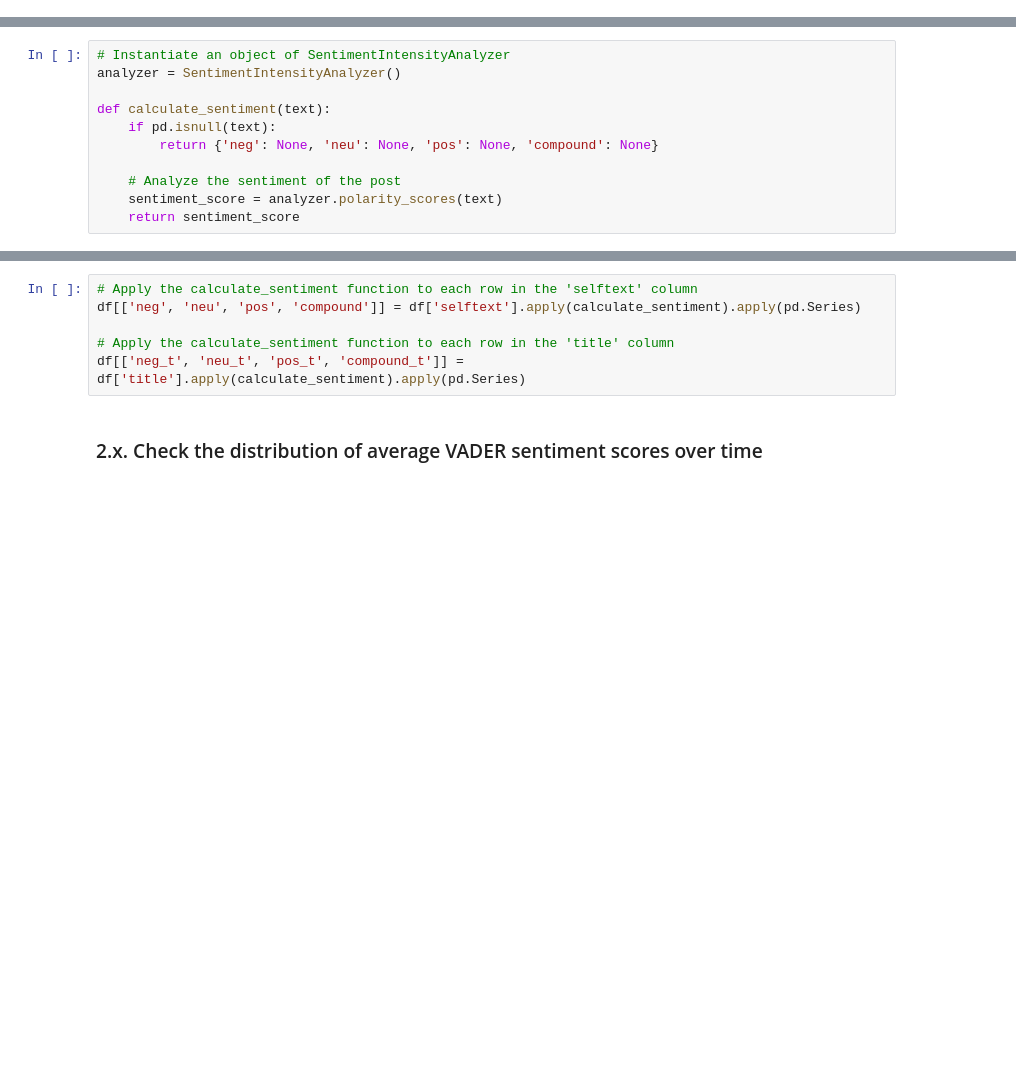
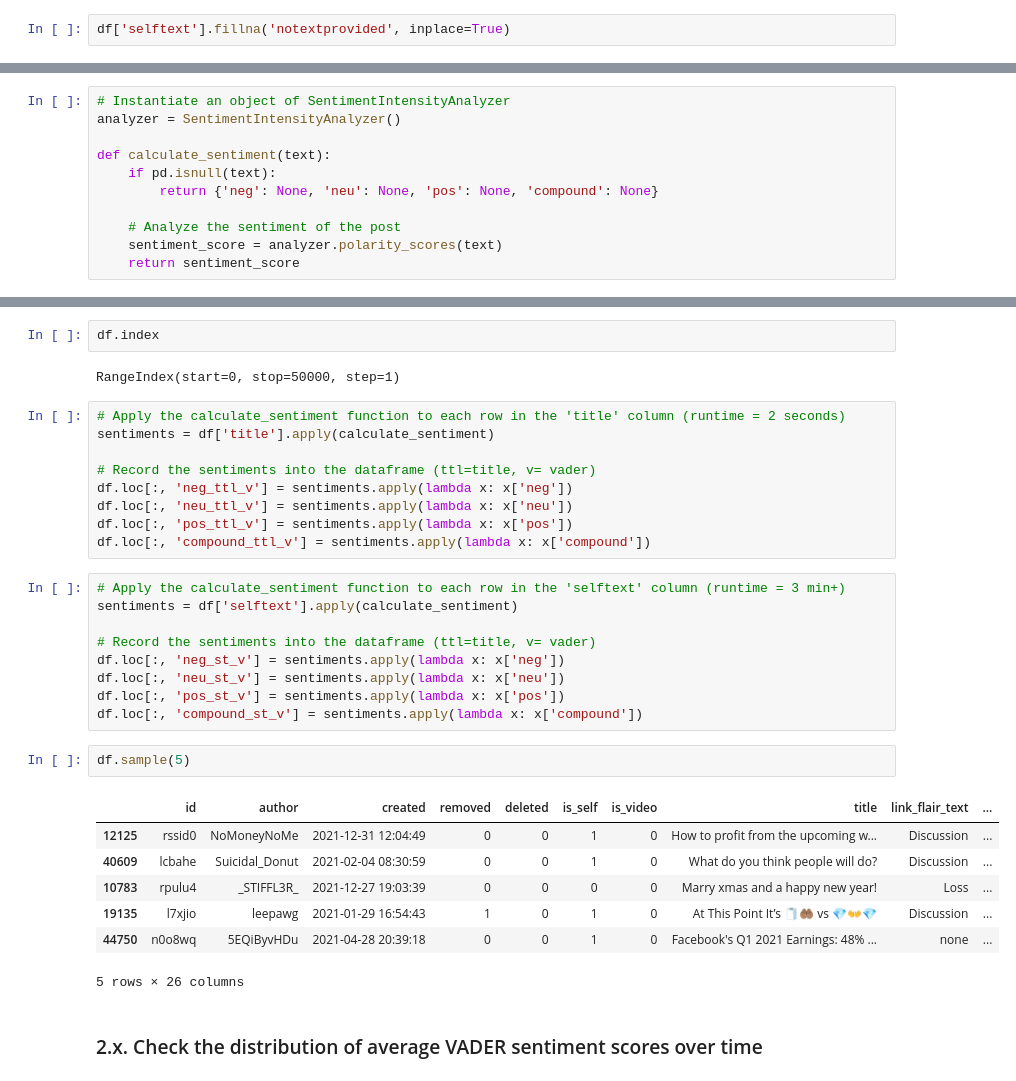
Before and after one commit to lusavkaedu/wallstreetbets, a Jupyter notebook: notebooks/VADER experiment.ipynb, the cells around one changed output, grey strips where cells are left out. Cells and saved outputs as stored; diff of their text form; blank space fills up the shorter version.

Commit message:
Updated VADER encoding to include all text fields

```diff
--- a/notebooks/VADER experiment.ipynb
+++ b/notebooks/VADER experiment.ipynb
@@ -50,2 +52,4 @@ memory usage: 205.4+ MB
+# %%
+df['selftext'].fillna('notextprovided', inplace=True)
 # %%
 # Check data quality
@@ -106,8 +144,34 @@ Stop spamming copy pastes you boomers. Instabans being handed out.
-# %%
-# Apply the calculate_sentiment function to each row in the 'selftext' column
-df[['neg', 'neu', 'pos', 'compound']] = df['selftext'].apply(calculate_sentiment).apply(pd.Series)
-
-# Apply the calculate_sentiment function to each row in the 'title' column
-df[['neg_t', 'neu_t', 'pos_t', 'compound_t']] = df['title'].apply(calculate_sentiment).apply(pd.Series)
+# %%
+df.index
+# %% [output]
+RangeIndex(start=0, stop=50000, step=1)
+# %%
+# Apply the calculate_sentiment function to each row in the 'title' column (runtime = 2 seconds)
+sentiments = df['title'].apply(calculate_sentiment)
+
+# Record the sentiments into the dataframe (ttl=title, v= vader)
+df.loc[:, 'neg_ttl_v'] = sentiments.apply(lambda x: x['neg'])
+df.loc[:, 'neu_ttl_v'] = sentiments.apply(lambda x: x['neu'])
+df.loc[:, 'pos_ttl_v'] = sentiments.apply(lambda x: x['pos'])
+df.loc[:, 'compound_ttl_v'] = sentiments.apply(lambda x: x['compound'])
+# %%
+# Apply the calculate_sentiment function to each row in the 'selftext' column (runtime = 3 min+)
+sentiments = df['selftext'].apply(calculate_sentiment)
+
+# Record the sentiments into the dataframe (ttl=title, v= vader)
+df.loc[:, 'neg_st_v'] = sentiments.apply(lambda x: x['neg'])
+df.loc[:, 'neu_st_v'] = sentiments.apply(lambda x: x['neu'])
+df.loc[:, 'pos_st_v'] = sentiments.apply(lambda x: x['pos'])
+df.loc[:, 'compound_st_v'] = sentiments.apply(lambda x: x['compound'])
+# %%
+df.sample(5)
+# %% [output]
+|  | id | author | created | removed | deleted | is_self | is_video | title | link_flair_text | ... |
+| 12125 | rssid0 | NoMoneyNoMe | 2021-12-31 12:04:49 | 0 | 0 | 1 | 0 | How to profit from the upcoming w... | Discussion | ... |
+| 40609 | lcbahe | Suicidal_Donut | 2021-02-04 08:30:59 | 0 | 0 | 1 | 0 | What do you think people will do? | Discussion | ... |
+| 10783 | rpulu4 | _STIFFL3R_ | 2021-12-27 19:03:39 | 0 | 0 | 0 | 0 | Marry xmas and a happy new year! | Loss | ... |
+| 19135 | l7xjio | leepawg | 2021-01-29 16:54:43 | 1 | 0 | 1 | 0 | At This Point It’s 🧻🤲🏽 vs 💎👐💎 | Discussion | ... |
+| 44750 | n0o8wq | 5EQiByvHDu | 2021-04-28 20:39:18 | 0 | 0 | 1 | 0 | Facebook's Q1 2021 Earnings: 48% ... | none | ... |
+5 rows × 26 columns
 # %% [markdown]
 ### 2.x. Check the distribution of average VADER sentiment scores over time
```
Also changed, not shown: parts of 29 cells of this notebook.
